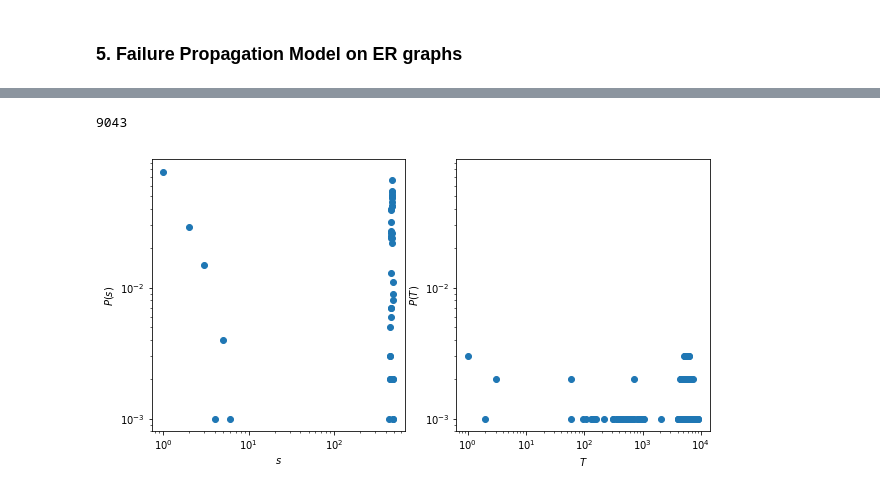
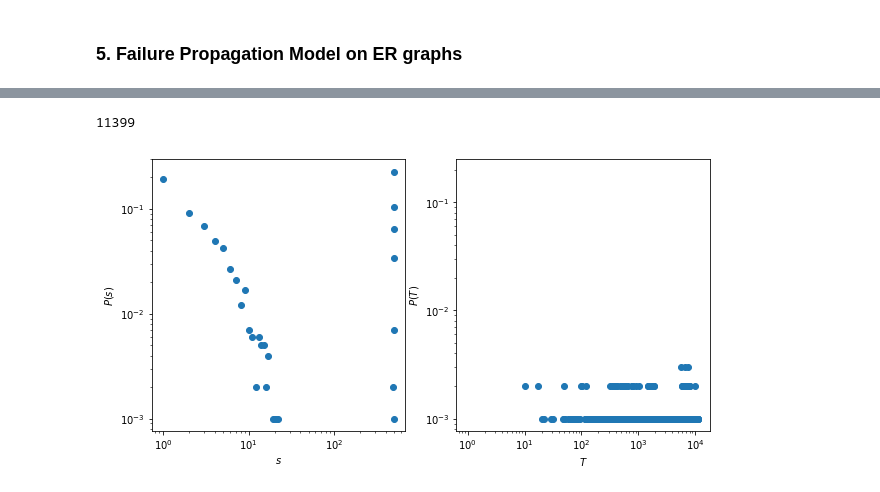
Before and after one commit to SaskaAloric/IntroCompleNeT2023, a Jupyter notebook: Notebooks/CNT_Lesson11.ipynb, the cells around one changed output, grey strips where cells are left out. Saved outputs shown, nothing was run; the diff lists cells and outputs as text; code cells hidden in the pictures.

```diff
--- a/Notebooks/CNT_Lesson11.ipynb
+++ b/Notebooks/CNT_Lesson11.ipynb
@@ -135,7 +135,7 @@ Average shortest path is 4.982264207929929
 # %%
 lERo=[]
 for i in range(1,20):
-    lERo.append(5.226224954377573)
+    lERo.append(5.147183450944732)
 # %%
 GCsER=[]
 lER=[]
@@ -320,7 +322,7 @@ sorted_degLT=sorted(degLT.items(), key=operator.itemgetter(1), reverse=True)
 # %%
 GCsBA_a=[]
 lBA_a=[]
-for f in fx[0:10]:
+for f in fx[0:8]:
     #number of nodes that we will remove for each f
     n=int(mt.ceil(BA.number_of_nodes()*f))
     nd=[]
@@ -486,11 +488,11 @@ for s in range(0,1000):
     #Lower critical limit
     #G=nx.erdos_renyi_graph(500,0.0021)
     #Upper critical limit
-    #G=nx.erdos_renyi_graph(500,0.01152)
+    G=nx.erdos_renyi_graph(500,0.01152)
     #Subcritical
     #G=nx.erdos_renyi_graph(500,0.02)
     #Supercritical
-    G=nx.erdos_renyi_graph(500,0.006)
+    #G=nx.erdos_renyi_graph(500,0.006)
     avS=0
     active=[]
     status={}
@@ -551,23 +553,23 @@ print(avT[0],avT[-1])
 # %%
-histT, bin_edgesT = np.histogram(np.array(avT), bins=9042, density=True)
+histT, bin_edgesT = np.histogram(np.array(avT), bins=11398, density=True)
 len(bin_edgesT)
 # %% [output]
-9043
+11399
 # %%
 plt.figure(figsize=(10,5))
 plt.subplot(1,2,1)
 plt.xlabel("$s$")
 plt.ylabel('$P(s)$')
 plt.yscale("log")
 plt.xscale("log")
 plt.plot(bin_edges[0:499],hist,"o", label="Avalanche size")
 
 plt.subplot(1,2,2)
 plt.xlabel("$T$")
 plt.ylabel('$P(T)$')
 plt.yscale("log")
 plt.xscale("log")
-plt.plot(bin_edgesT[0:9042],histT,"o", label="Avalanche duration")
+plt.plot(bin_edgesT[0:11398],histT,"o", label="Avalanche duration")
 plt.show()
 # %% [output]
-[figure, old version]
+[figure, new version]
```
Also changed, not shown: parts of 18 cells of this notebook.
